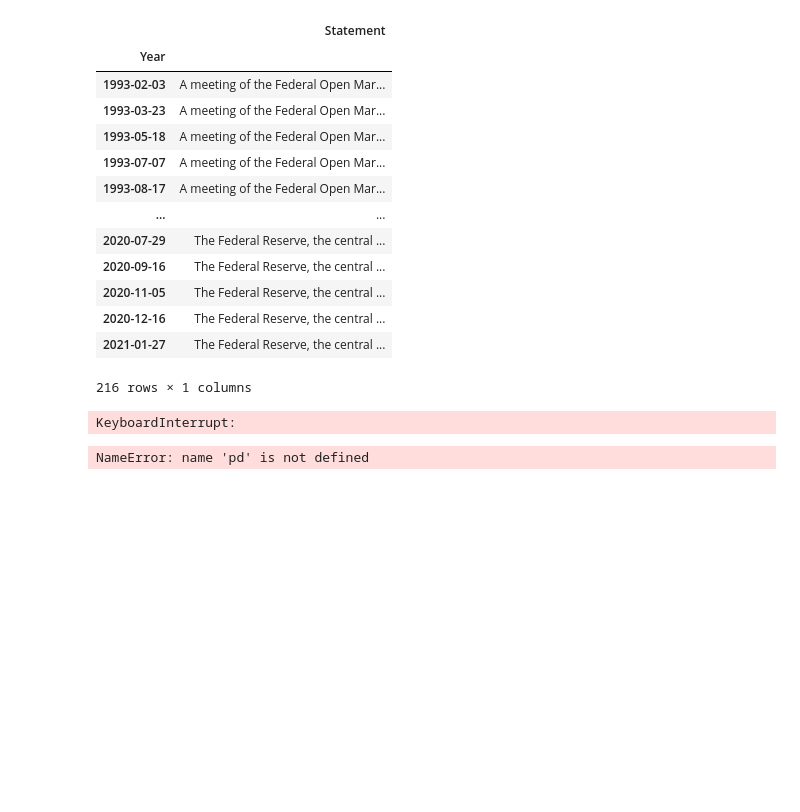
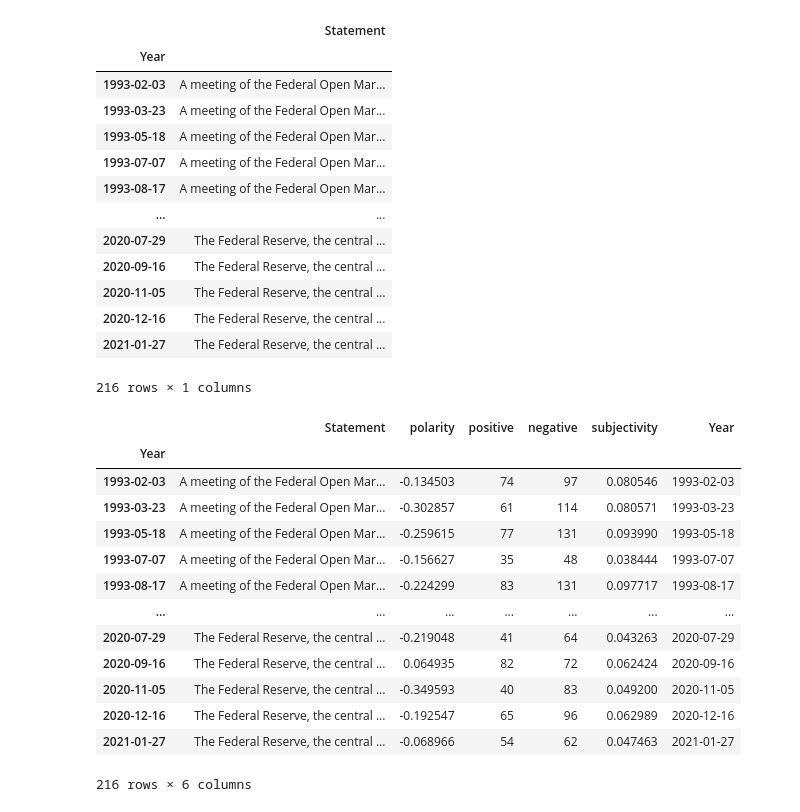
Before and after one commit to jkim10/Team-G, a Jupyter notebook: Analyze Fed Minutes.ipynb, the cells around one changed output. Saved outputs shown, nothing was run; the diff lists cells and outputs as text; code cells hidden in the pictures; blank space fills up the shorter version.

```diff
--- a/Analyze Fed Minutes.ipynb
+++ b/Analyze Fed Minutes.ipynb
@@ -70,9 +75,7 @@ df.set_index('Year')
 216 rows × 1 columns
 # %%
 analyzer =  SentimentIntensityAnalyzer()
-out_score = df['Statement'].apply(sentiment_ps)
+out_score = df['Statement'].progress_apply(sentiment_ps)
-# %% [output]
-KeyboardInterrupt:
 # %%
 positive = []
 subjectivity = []
@@ -91,11 +94,25 @@ df.to_pickle("sentiment.pkl")
 # %%
 # If you don't want to reapply sentiment, just load the pickle and start here
 df = pd.read_pickle("sentiment.pkl")
 df['Year']= pd.to_datetime(df['Year'])
 df = df.set_index('Year')
 df['Year'] = df.index
+df
 # %% [output]
+|  | Statement | polarity | positive | negative | subjectivity | Year |
+| Year |  |  |  |  |  |  |
+| 1993-02-03 | A meeting of the Federal Open Mar... | -0.134503 | 74 | 97 | 0.080546 | 1993-02-03 |
+| 1993-03-23 | A meeting of the Federal Open Mar... | -0.302857 | 61 | 114 | 0.080571 | 1993-03-23 |
+| 1993-05-18 | A meeting of the Federal Open Mar... | -0.259615 | 77 | 131 | 0.093990 | 1993-05-18 |
+| 1993-07-07 | A meeting of the Federal Open Mar... | -0.156627 | 35 | 48 | 0.038444 | 1993-07-07 |
+| 1993-08-17 | A meeting of the Federal Open Mar... | -0.224299 | 83 | 131 | 0.097717 | 1993-08-17 |
+| ... | ... | ... | ... | ... | ... | ... |
+| 2020-07-29 | The Federal Reserve, the central ... | -0.219048 | 41 | 64 | 0.043263 | 2020-07-29 |
+| 2020-09-16 | The Federal Reserve, the central ... | 0.064935 | 82 | 72 | 0.062424 | 2020-09-16 |
+| 2020-11-05 | The Federal Reserve, the central ... | -0.349593 | 40 | 83 | 0.049200 | 2020-11-05 |
+| 2020-12-16 | The Federal Reserve, the central ... | -0.192547 | 65 | 96 | 0.062989 | 2020-12-16 |
+| 2021-01-27 | The Federal Reserve, the central ... | -0.068966 | 54 | 62 | 0.047463 | 2021-01-27 |
-NameError: name 'pd' is not defined
+216 rows × 6 columns
 # %%
 # Get the stock info
 price_changes = []
```
Also changed, not shown: parts of 15 cells of this notebook.
